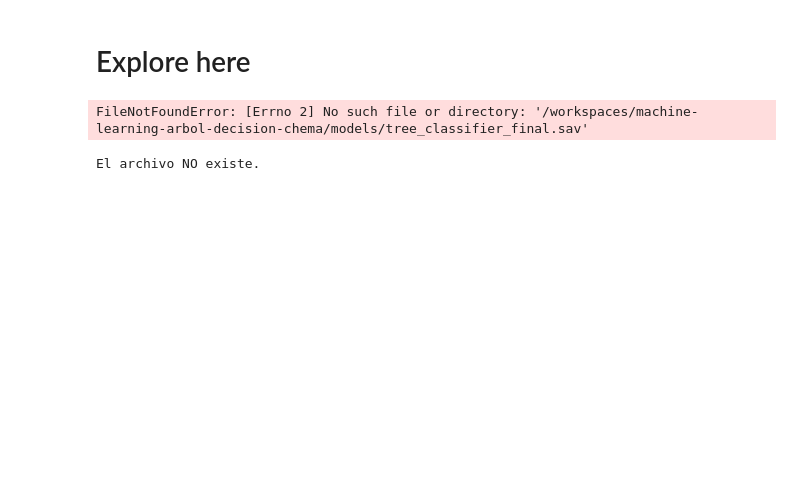
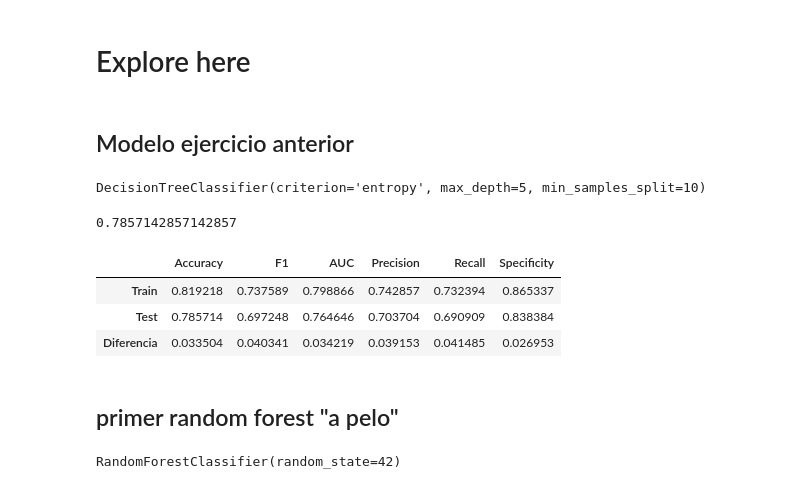
Before and after one commit to 4GeeksAcademy/machine-learning-randomforest-chematudela, a Jupyter notebook: src/explore.ipynb, the cells around one changed output. Drawn from its saved outputs; the diff is of its cells as text; code cells hidden in the pictures; blank space fills up the shorter version.

```diff
--- a/src/explore.ipynb
+++ b/src/explore.ipynb
@@ -12,21 +23,68 @@ X = df.drop(['Outcome'], axis= 1)
 y = df['Outcome']
 
 X_train,X_test,y_train,y_test = train_test_split(X, y, test_size = 0.2, random_state = 42 )
+# %% [markdown]
+## Modelo ejercicio anterior
 # %%
+# Cargamos el modelo del ejercicio anterior para poder comparar
+
 from pickle import load
 
 # Cargar el modelo desde el archivo
-loaded_model = load(open("/workspaces/machine-learning-arbol-decision-chema/models/tree_classifier_final.sav", "wb"))
+loaded_model = load(open("/workspaces/machine-learning-randomforest-chematudela/models/tree_classifier_final.sav", "rb"))
+loaded_model
 # %% [output]
-FileNotFoundError: [Errno 2] No such file or directory: '/workspaces/machine-learning-arbol-decision-chema/models/tree_classifier_final.sav'
+DecisionTreeClassifier(criterion='entropy', max_depth=5, min_samples_split=10)
-# %%
-import os
-
-file_path = "/workspaces/machine-learning-arbol-decision-chema/models/tree_classifier_final.sav"
-
-if os.path.exists(file_path):
-    print("El archivo existe.")
-else:
-    print("El archivo NO existe.")
-# %% [output]
-El archivo NO existe.
+# %%
+y_pred_test = loaded_model.predict(X_test)
+y_pred_train = loaded_model.predict(X_train)
+
+accuracy_score(y_test, y_pred_test)
+# %% [output]
+0.7857142857142857
+# %%
+def get_metrics(y_train, y_test, y_pred_train, y_pred_test):
+    # Calcular métricas para el conjunto de entrenamiento
+    train_accuracy = accuracy_score(y_train, y_pred_train)
+    train_f1 = f1_score(y_train, y_pred_train)
+    train_auc = roc_auc_score(y_train, y_pred_train)
+    train_precision = precision_score(y_train, y_pred_train)
+    train_recall = recall_score(y_train, y_pred_train)
+    train_specificity = specificity_score(y_train, y_pred_train)
+
+    # Calcular métricas para el conjunto de prueba
+    test_accuracy = accuracy_score(y_test, y_pred_test)
+    test_f1 = f1_score(y_test, y_pred_test)
+    test_auc = roc_auc_score(y_test, y_pred_test)
+    test_precision = precision_score(y_test, y_pred_test)
+    test_recall = recall_score(y_test, y_pred_test)
+    test_specificity = specificity_score(y_test, y_pred_test)
+
+    # Calcular la diferencia entre métricas de entrenamiento y prueba
+    diff_accuracy = train_accuracy - test_accuracy
+    diff_f1 = train_f1 - test_f1
+    diff_auc = train_auc - test_auc
+    diff_precision = train_precision - test_precision
+    diff_recall = train_recall - test_recall
+    diff_specificity = train_specificity - test_specificity
+
+    # Crear un DataFrame con los resultados
+    metrics_df = pd.DataFrame([[train_accuracy, train_f1, train_auc, train_precision, train_recall, train_specificity],[test_accuracy, test_f1, test_auc, test_precision, test_recall, test_specificity],[diff_accuracy, diff_f1, diff_auc, diff_precision, diff_recall, diff_specificity]],
+                              columns = ['Accuracy', 'F1', 'AUC', 'Precision', 'Recall', 'Specificity'],
+                              index = ['Train','Test', 'Diferencia'])
+
+    return metrics_df
+
+get_metrics(y_train, y_test, y_pred_train, y_pred_test)
+# %% [output]
+|  | Accuracy | F1 | AUC | Precision | Recall | Specificity |
+| Train | 0.819218 | 0.737589 | 0.798866 | 0.742857 | 0.732394 | 0.865337 |
+| Test | 0.785714 | 0.697248 | 0.764646 | 0.703704 | 0.690909 | 0.838384 |
+| Diferencia | 0.033504 | 0.040341 | 0.034219 | 0.039153 | 0.041485 | 0.026953 |
+# %% [markdown]
+## primer random forest "a pelo"
+# %%
+model = RandomForestClassifier(random_state = 42)
+model.fit(X_train, y_train)
+# %% [output]
+RandomForestClassifier(random_state=42)
```
Also changed, not shown: parts of 29 cells of this notebook, 20 other files.
